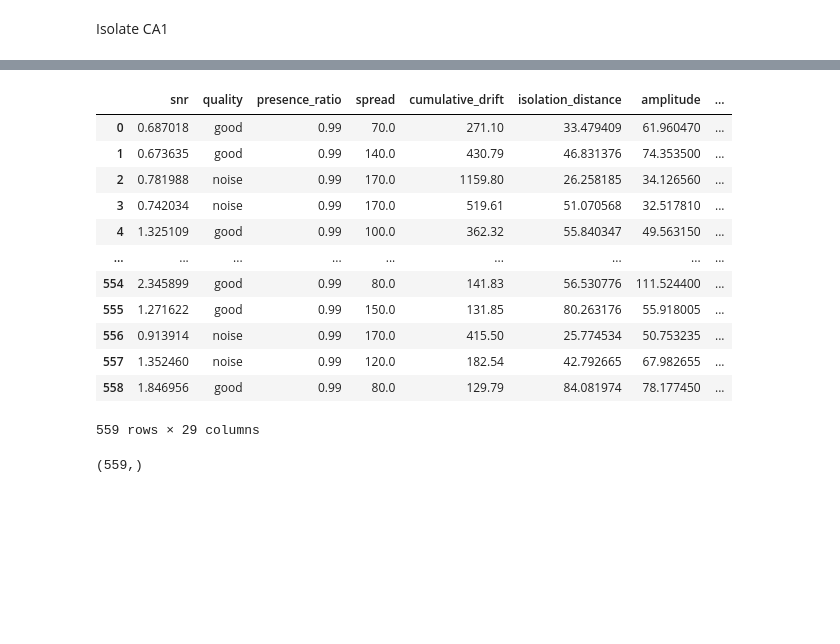
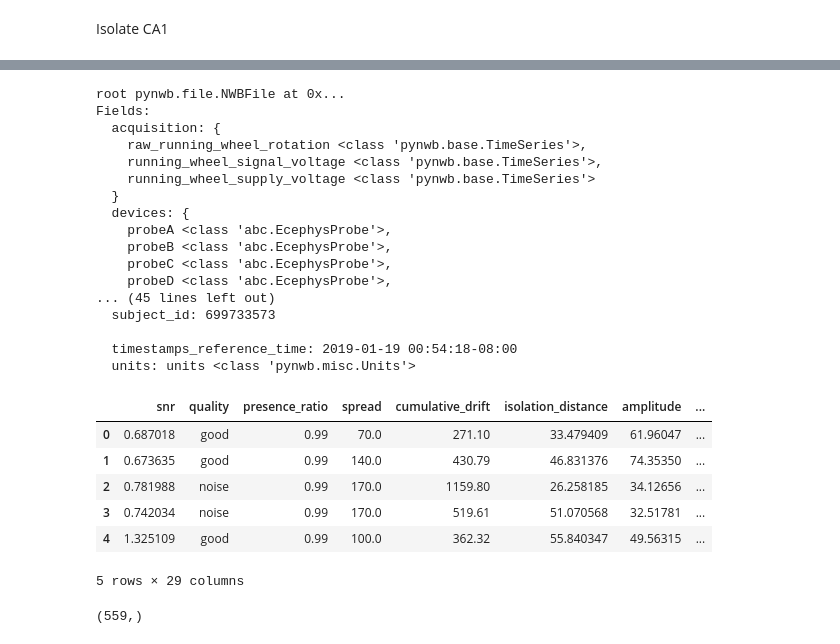
Before and after one commit to stellinaao/motifDetection, a Jupyter notebook: motifDetection-Copy1.ipynb, the cells around one changed output, grey strips where cells are left out. Saved outputs shown, nothing was run; the diff lists cells and outputs as text; code cells hidden in the pictures; blank space fills up the shorter version.

```diff
--- a/motifDetection-Copy1.ipynb
+++ b/motifDetection-Copy1.ipynb
@@ -26,31 +37,48 @@ Isolate CA1
+# %%
+nwb
+# %% [output]
+root pynwb.file.NWBFile at 0x...
+Fields:
+  acquisition: {
+    raw_running_wheel_rotation <class 'pynwb.base.TimeSeries'>,
+    running_wheel_signal_voltage <class 'pynwb.base.TimeSeries'>,
+    running_wheel_supply_voltage <class 'pynwb.base.TimeSeries'>
+  }
+  devices: {
+    probeA <class 'abc.EcephysProbe'>,
+    probeB <class 'abc.EcephysProbe'>,
+    probeC <class 'abc.EcephysProbe'>,
+    probeD <class 'abc.EcephysProbe'>,
+... (45 lines left out)
+  subject_id: 699733573
+
+  timestamps_reference_time: 2019-01-19 00:54:18-08:00
+  units: units <class 'pynwb.misc.Units'>
 # %%
 units = []
+bleb = []
 
 for i in range(len(units_raw)):
     peak_id = units_raw.peak_channel_id[i] # unit id --> electrode id
     location_id = np.where(electrodes.id[:]==peak_id)[0] # electrode id --> location index
     location_name = str(electrodes['location'][location_id])[2:-2] # location index --> location name
 
+    bleb.append(location_name)
+
     if location_name == "CA1":
         units_i = units_raw[i].values.tolist()[0]
         units.append(units_i)
 # %%
 units = pd.DataFrame(units, columns=col_names)
-units
+units.head()
 # %% [output]
 |  | snr | quality | presence_ratio | spread | cumulative_drift | isolation_distance | amplitude | ... |
-| 0 | 0.687018 | good | 0.99 | 70.0 | 271.10 | 33.479409 | 61.960470 | ... |
-| 1 | 0.673635 | good | 0.99 | 140.0 | 430.79 | 46.831376 | 74.353500 | ... |
-| 2 | 0.781988 | noise | 0.99 | 170.0 | 1159.80 | 26.258185 | 34.126560 | ... |
-| 3 | 0.742034 | noise | 0.99 | 170.0 | 519.61 | 51.070568 | 32.517810 | ... |
-| 4 | 1.325109 | good | 0.99 | 100.0 | 362.32 | 55.840347 | 49.563150 | ... |
-| ... | ... | ... | ... | ... | ... | ... | ... | ... |
-| 554 | 2.345899 | good | 0.99 | 80.0 | 141.83 | 56.530776 | 111.524400 | ... |
-| 555 | 1.271622 | good | 0.99 | 150.0 | 131.85 | 80.263176 | 55.918005 | ... |
-| 556 | 0.913914 | noise | 0.99 | 170.0 | 415.50 | 25.774534 | 50.753235 | ... |
-| 557 | 1.352460 | noise | 0.99 | 120.0 | 182.54 | 42.792665 | 67.982655 | ... |
-| 558 | 1.846956 | good | 0.99 | 80.0 | 129.79 | 84.081974 | 78.177450 | ... |
+| 0 | 0.687018 | good | 0.99 | 70.0 | 271.10 | 33.479409 | 61.96047 | ... |
+| 1 | 0.673635 | good | 0.99 | 140.0 | 430.79 | 46.831376 | 74.35350 | ... |
+| 2 | 0.781988 | noise | 0.99 | 170.0 | 1159.80 | 26.258185 | 34.12656 | ... |
+| 3 | 0.742034 | noise | 0.99 | 170.0 | 519.61 | 51.070568 | 32.51781 | ... |
+| 4 | 1.325109 | good | 0.99 | 100.0 | 362.32 | 55.840347 | 49.56315 | ... |
-559 rows × 29 columns
+5 rows × 29 columns
 # %%
 unitSpikeTimes_raw = units["spike_times"]
 print(np.shape(unitSpikeTimes_raw))
```
Also changed, not shown: parts of 29 cells of this notebook, 8 other files.
